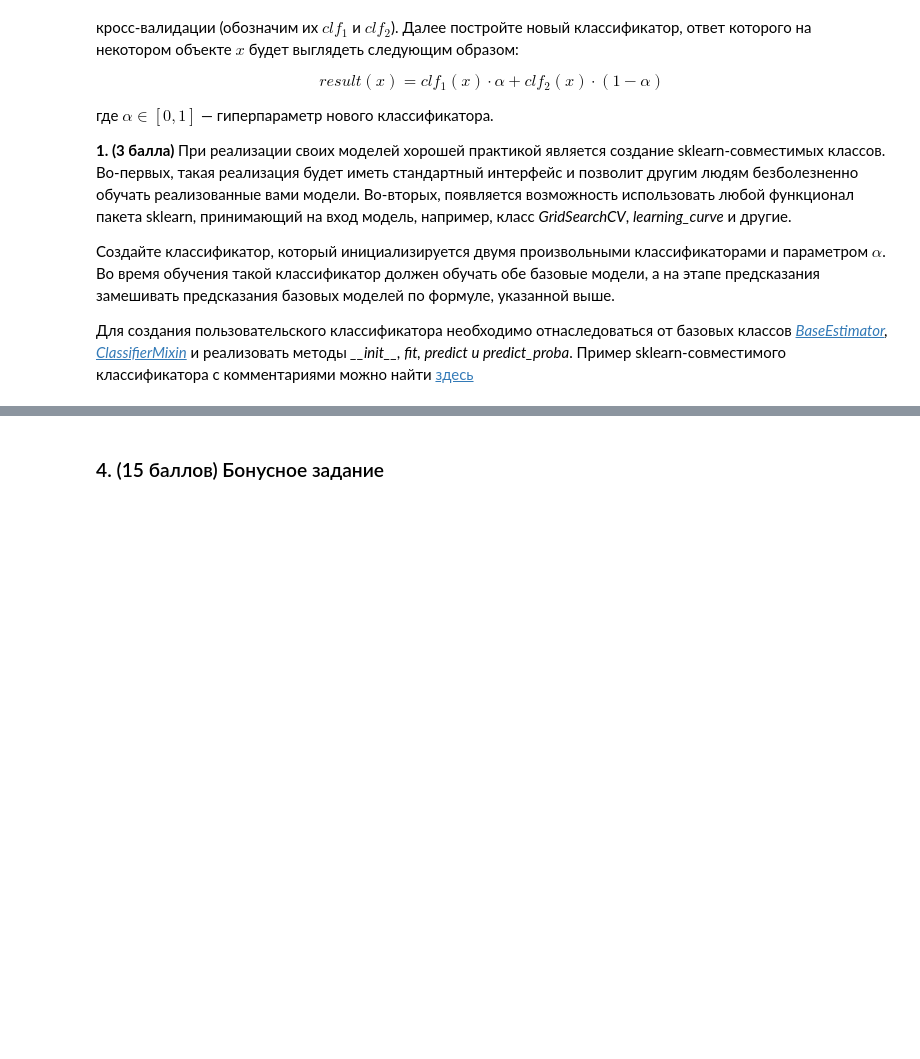
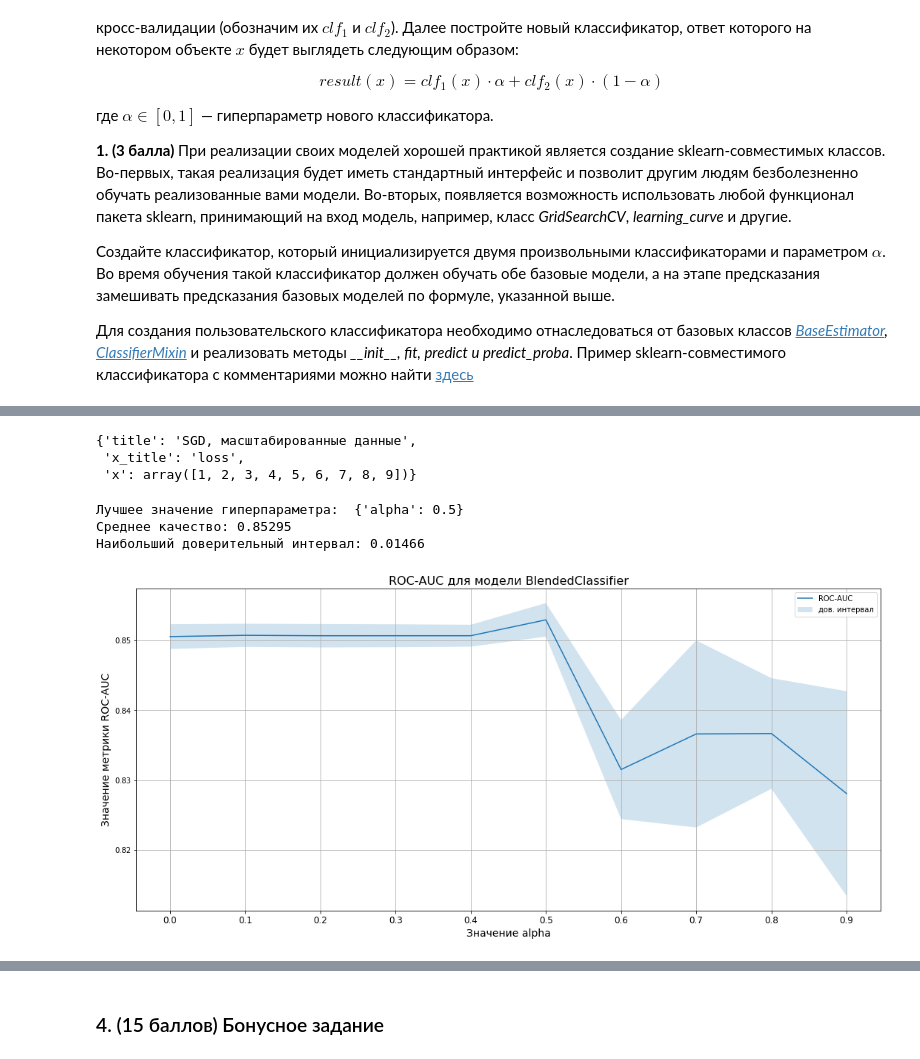
Before and after one commit to creaciond/3rd-year-programming, a Jupyter notebook: homeworks/lab4/lab4-Даша-Максимова-151.ipynb, the cells around one changed output, grey strips where cells are left out. Cells and saved outputs as stored; diff of their text form; code cells hidden in the pictures; blank space fills up the shorter version.

```diff
--- a/homeworks/lab4/lab4-Даша-Максимова-151.ipynb
+++ b/homeworks/lab4/lab4-Даша-Максимова-151.ipynb
@@ -569,0 +610,9 @@ $$result(x) = clf_1(x) \cdot \alpha + clf_2(x) \cdot (1 - \alpha)$$
+# %%
+blended = GridSearchCV(
+    estimator = BlendedClassifier(clf1=best_sgd, clf2=best_tree),
+    param_grid = {"alpha": np.arange(0, 1, 0.1)},
+    cv=KFold(n_splits=5),
+    verbose=1,
+    n_jobs=-1
+)
+blended.fit(X_full, y)
@@ -569,0 +635,19 @@ $$result(x) = clf_1(x) \cdot \alpha + clf_2(x) \cdot (1 - \alpha)$$
+# %%
+axis_sgd
+# %% [output]
+{'title': 'SGD, масштабированные данные',
+ 'x_title': 'loss',
+ 'x': array([1, 2, 3, 4, 5, 6, 7, 8, 9])}
+# %%
+x_blended = np.arange(0, 1, 0.1)
+axis_blended = {
+    "title": "BlendedClassifier",
+    "x_title": "alpha",
+    "x": x_blended
+}
+plot_wrapper(blended, x_blended, axis_blended)
+# %% [output]
+Лучшее значение гиперпараметра:  {'alpha': 0.5}
+Среднее качество: 0.85295
+Наибольший доверительный интервал: 0.01466
+[figure, added]
```
Also changed, not shown: parts of 24 cells of this notebook, 5 other files.
